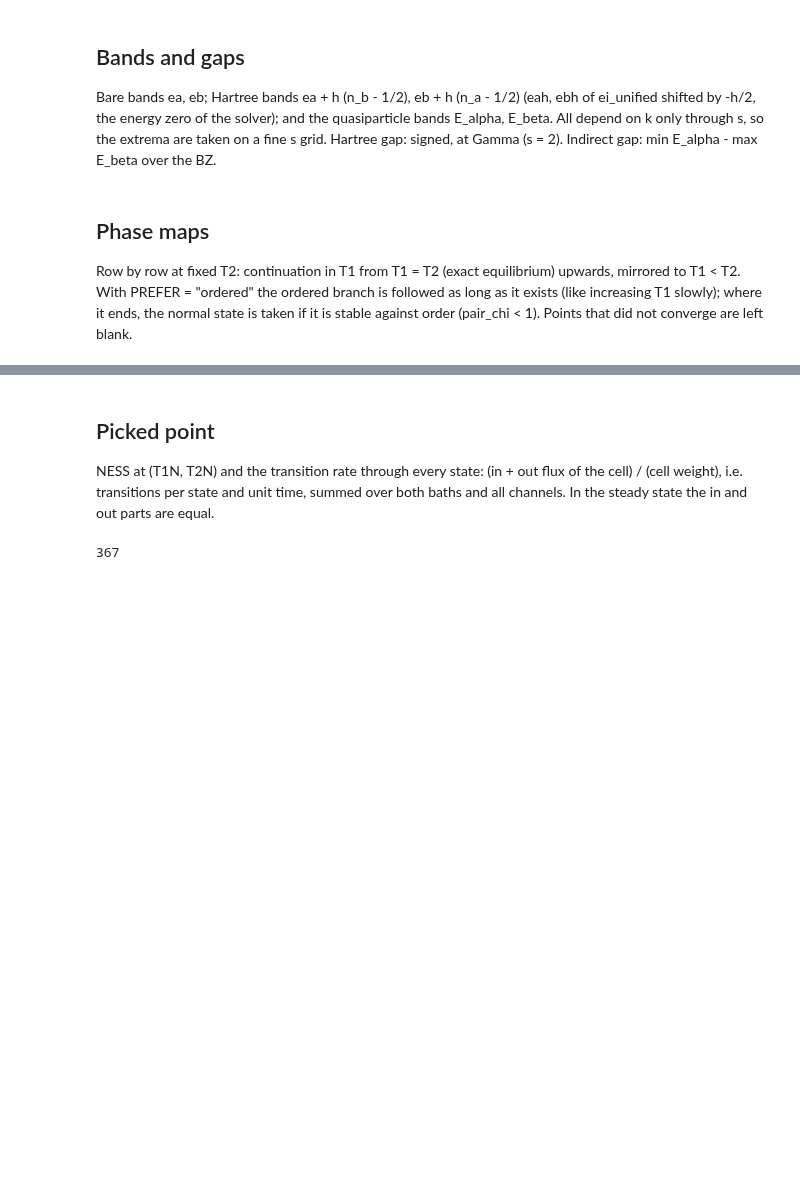
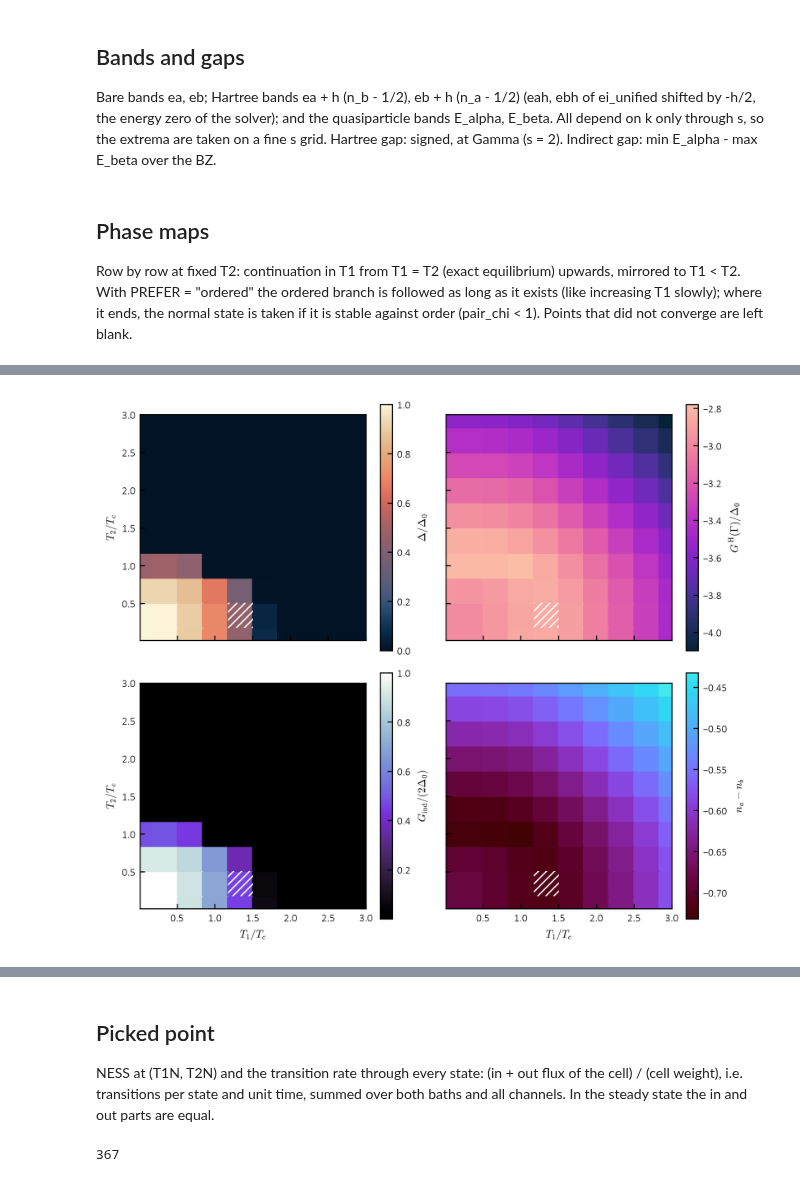
Before and after one commit to korl-z/IJS-F1, a Jupyter notebook: Koda/EI_baths/ness_maps_bins.ipynb, the cells around one changed output, grey strips where cells are left out. Drawn from its saved outputs; the diff is of its cells as text; code cells hidden in the pictures; blank space fills up the shorter version.

```diff
--- a/Koda/EI_baths/ness_maps_bins.ipynb
+++ b/Koda/EI_baths/ness_maps_bins.ipynb
@@ -169,0 +214,20 @@ logger.info("not converged: %d of %d", int(np.sum(mp["ok"] < 1)), nt * nt)
+# %%
+# normal branch at every point: pair_chi > 1 means the normal state is unstable
+chi = np.full((nt, nt), np.nan)
+with warnings.catch_warnings():
+    warnings.simplefilter("ignore")
+    for (a_, b_), s in tqdm_bar(sols.items(), desc="normal branch"):
+        if not s.ok:
+            continue
+        bb = bths(ta[b_], ta[a_])            # T1 = ta[b_], T2 = ta[a_]
+        sn = s if s.branch == "normal" else SOLVE(
+            sh, bd, p, bb, A=kn, mu=s.mu, d=0.0, m=s.m, normal=True, direct=True, **SK)
+        if not sn.ok:
+            sn = SOLVE(sh, bd, p, bb, A=kn, normal=True, **SK)
+        chi[a_, b_] = eb.pair_chi(sh, bd, p, sn) if sn.ok else np.nan
+
+has_o = (mp["ok"] == 1.0) & (mp["d"] > 1e-3 * d0)
+bist = has_o & (chi < 1.0)                  # ordered found, normal also stable
+miss = ~has_o & (chi > 1.0)                 # order must exist but was not found
+logger.info("bistable: %d, missed order: %d", int(bist.sum()), int(miss.sum()))
+# np.savez_compressed(ROOT / "phase_maps_bins.npz", tn=tn, d0=d0, tc=tc, chi=chi, **mp)
@@ -170 +236,40 @@ logger.info("not converged: %d of %d", int(np.sum(mp["ok"] < 1)), nt * nt)
+# %%
+from matplotlib.patches import Rectangle
+
+
+def edges(x):
+    """Cell edges of a center grid."""
+    mid = 0.5 * (x[1:] + x[:-1])
+    return np.r_[2 * x[0] - mid[0], mid, 2 * x[-1] - mid[-1]]
+
+
+def hatch(a, mask, pat, col="w"):
+    """Hatch the map squares where mask is True."""
+    ex = edges(tn)
+    for j_, i_ in zip(*np.nonzero(mask)):
+        a.add_patch(Rectangle((ex[i_], ex[j_]), ex[i_ + 1] - ex[i_], ex[j_ + 1] - ex[j_],
+                              fill=False, hatch=pat, edgecolor=col, lw=0.0))
+
+
+ok = np.where(mp["ok"] == 1.0, 1.0, np.nan)
+maps = ((mp["d"] / d0, r"$\Delta/\Delta_0$", cmaps.lipari),
+        (mp["gh"] / d0, r"$G^{\mathrm{H}}(\Gamma)/\Delta_0$", cmaps.bubblegum),
+        (mp["gi"] / (2.0 * d0), r"$G_{\mathrm{ind}}/(2\Delta_0)$", cmaps.amethyst),
+        (mp["m"], r"$n_a-n_b$", cmaps.gem))
+
+with pt.figure(shape=(2, 2), h=1.7, w=2.0, sharex=True, sharey=True) as fg:
+    for a, (z, lab_, cm_) in zip(fg.ax.ravel(), maps):
+        im = color_map(a, tn, tn, z * ok, cmap=cm_)
+        fg.colorbar(im, lab_, ax=a)
+        hatch(a, bist, "////")               # bistable: ordered and normal both stable
+        # hatch(a, miss, "xx", col="r")        # order missed by the sweep, re-solve
+        format_ax(a, x=tn, grid=False)
+        a.set_ylim(tn[0], tn[-1])
+        a.set_aspect("equal")
+    for a in fg.ax[1]:
+        a.set_xlabel(r"$T_1/T_c$")
+    for a in fg.ax[:, 0]:
+        a.set_ylabel(r"$T_2/T_c$")
+# %% [output]
+[figure, added]
 # %%
```
Also changed, not shown: parts of 16 cells of this notebook, 8 other files.
